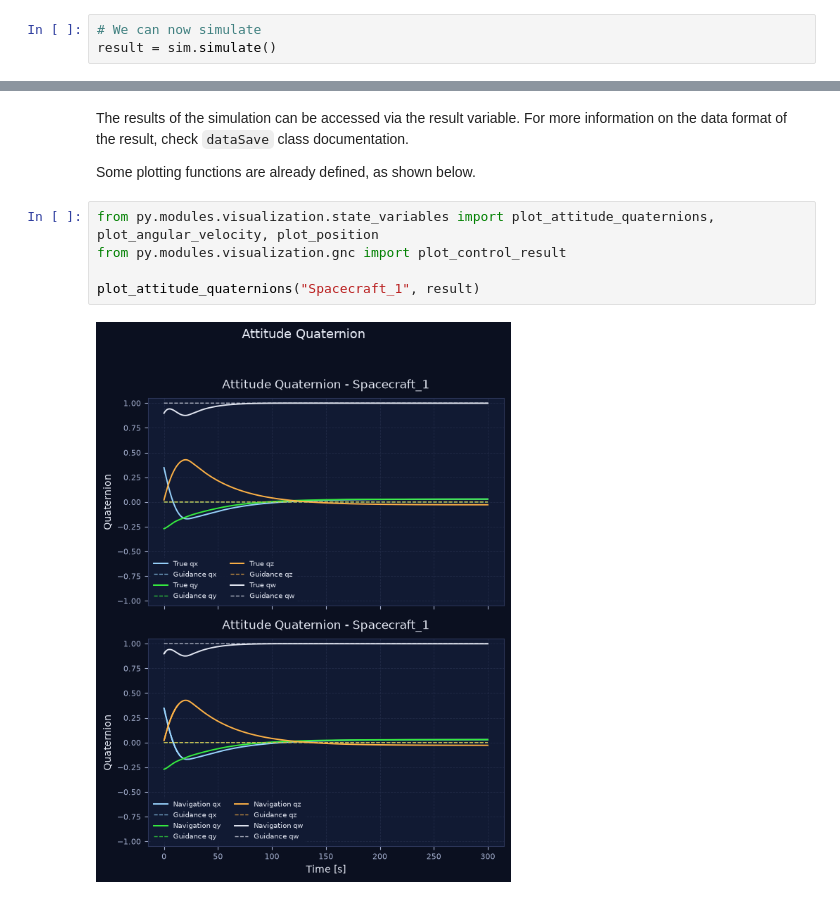
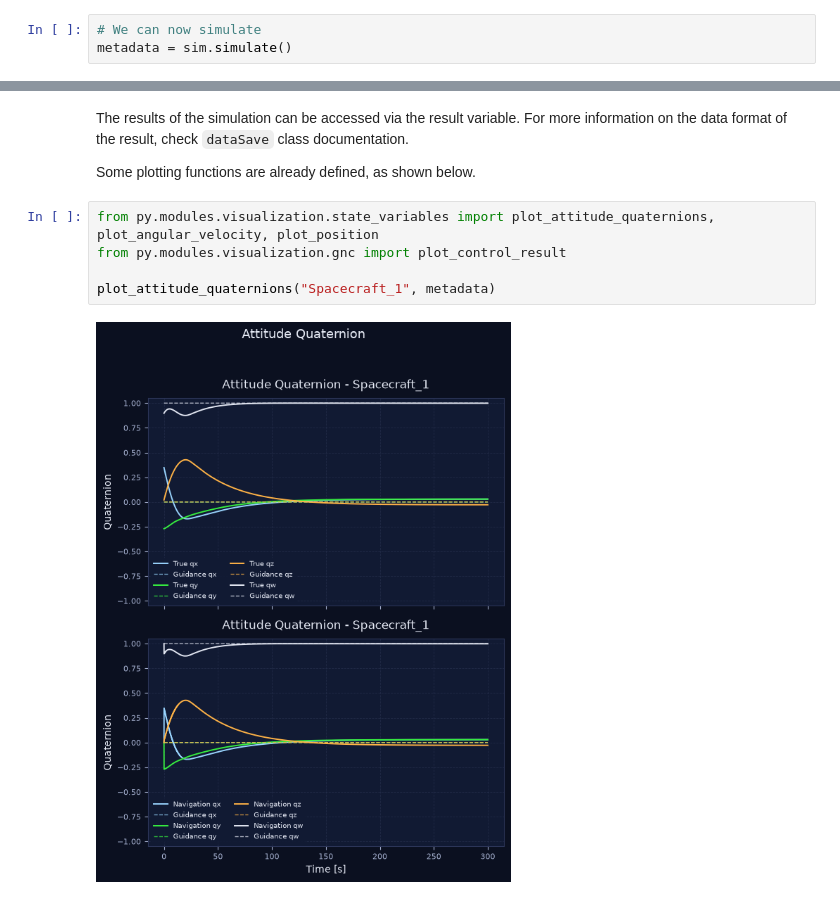
Before and after one commit to rodandres/ARGOS-Toolkit, a Jupyter notebook: py/examples/ipynb/example_1.ipynb, the cells around one changed output, grey strips where cells are left out. Saved outputs shown, nothing was run; the diff lists cells and outputs as text.

```diff
--- a/py/examples/ipynb/example_1.ipynb
+++ b/py/examples/ipynb/example_1.ipynb
@@ -403,7 +404,7 @@ Spacecraft 'Spacecraft_1' added to the simulation.
 Now the simulation can be executed.
 # %%
 # We can now simulate
-result = sim.simulate()
+metadata = sim.simulate()
 # %% [output]
 Initializing simulation...
 Spacecraft 'Spacecraft_1' dt_nav: 0.1, dt_guid: 1, dt_control: 0.1
@@ -417,7 +418,7 @@ Some plotting functions are already defined, as shown below.
 # %%
 from py.modules.visualization.state_variables import plot_attitude_quaternions, plot_angular_velocity, plot_position
 from py.modules.visualization.gnc import plot_control_result
 
-plot_attitude_quaternions("Spacecraft_1", result)
+plot_attitude_quaternions("Spacecraft_1", metadata)
 # %% [output]
-[figure, old version]
+[figure, new version]
```
Also changed, not shown: parts of 12 cells of this notebook, 4 other files.
